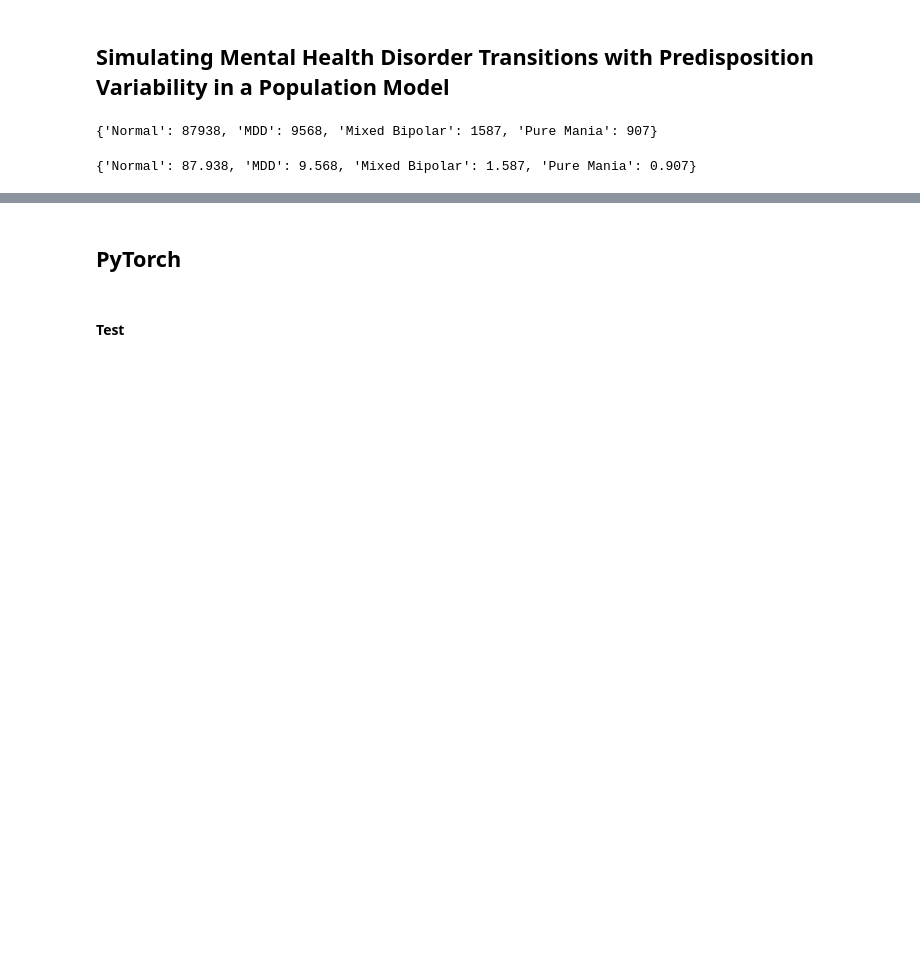
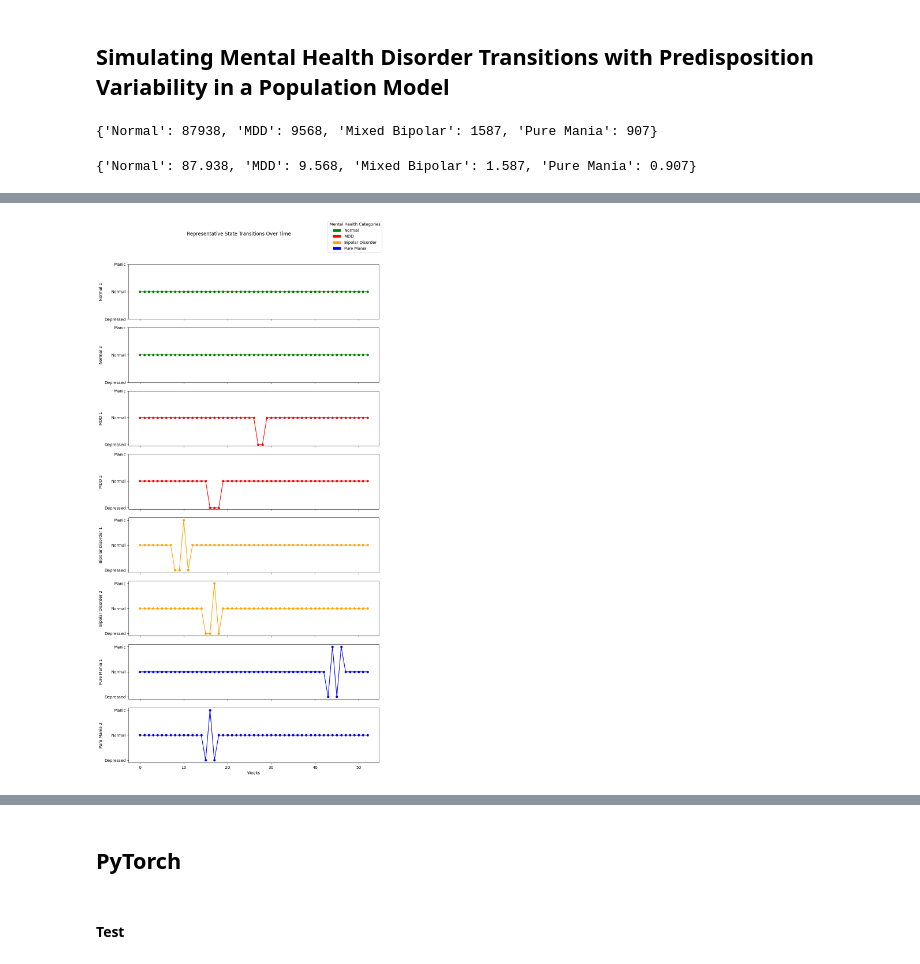
Before and after one commit to YiqianZhang1004/Computational_Psychiatry, a Jupyter notebook: Markov_mood_model.ipynb, the cells around one changed output, grey strips where cells are left out. Drawn from its saved outputs; the diff is of its cells as text; code cells hidden in the pictures; blank space fills up the shorter version.

```diff
--- a/Markov_mood_model.ipynb
+++ b/Markov_mood_model.ipynb
@@ -464,0 +687,58 @@ percentage_distribution
+# %%
+import numpy as np
+import matplotlib.pyplot as plt
+from matplotlib.patches import Patch
+
+def gather_required_examples(base_transition_matrix, target_per_category=2):
+    categories = ['Normal', 'MDD', 'Bipolar Disorder', 'Pure Mania']
+    category_examples = {category: [] for category in categories}
+    attempts = 0
+
+    while any(len(category_examples[cat]) < target_per_category for cat in categories):
+        # Run a batch of simulations
+        population = simulate_population(100, sequence_length, base_transition_matrix)
+        categories_batch = [categorize_mental_health_state(individual) for individual in population]
+
+        for seq, cat in zip(population, categories_batch):
+            if len(category_examples[cat]) < target_per_category:
+                category_examples[cat].append(seq)
+
+        attempts += 1
+        if attempts > 1000:  # Prevent infinite loop in case some categories are very unlikely
+            break
+
+    return category_examples
+
+# Gather the required examples
+required_examples = gather_required_examples(base_transition_matrix)
+
+# Visualization
+fig, axes = plt.subplots(8, 1, figsize=(10, 20), sharex=True)
+
+# Map categories to colors and labels
+category_to_label = ['Normal', 'MDD', 'Bipolar Disorder', 'Pure Mania']
+category_to_color = {'Normal': 'green', 'MDD': 'red', 'Bipolar Disorder': 'orange', 'Pure Mania': 'blue'}
+state_to_number = {'depressed': 0, 'normal': 1, 'manic': 2}
+
+index = 0
+for category in category_to_label:
+    for sequence in required_examples[category][:2]:
+        sequence_numbers = [state_to_number[state] for state in sequence]
+        color = category_to_color[category]
+        axes[index].plot(sequence_numbers, marker='o', linestyle='-', markersize=5, color=color)
+        axes[index].set_yticks([0, 1, 2])
+        axes[index].set_yticklabels(['Depressed', 'Normal', 'Manic'])
+        axes[index].set_ylabel(f'{category} {index % 2 + 1}')
+        index += 1
+
+axes[-1].set_xlabel('Weeks')
+fig.suptitle('Representative State Transitions Over Time')
+
+# Legend for the categories
+legend_elements = [Patch(facecolor=category_to_color[cat], label=cat) for cat in category_to_label]
+fig.legend(handles=legend_elements, loc='upper right', title='Mental Health Categories')
+
+plt.tight_layout(rect=[0, 0.03, 1, 0.95])
+plt.show()
+# %% [output]
+[figure, added]
```
Also changed, not shown: parts of 3 cells of this notebook, 1 other file.
